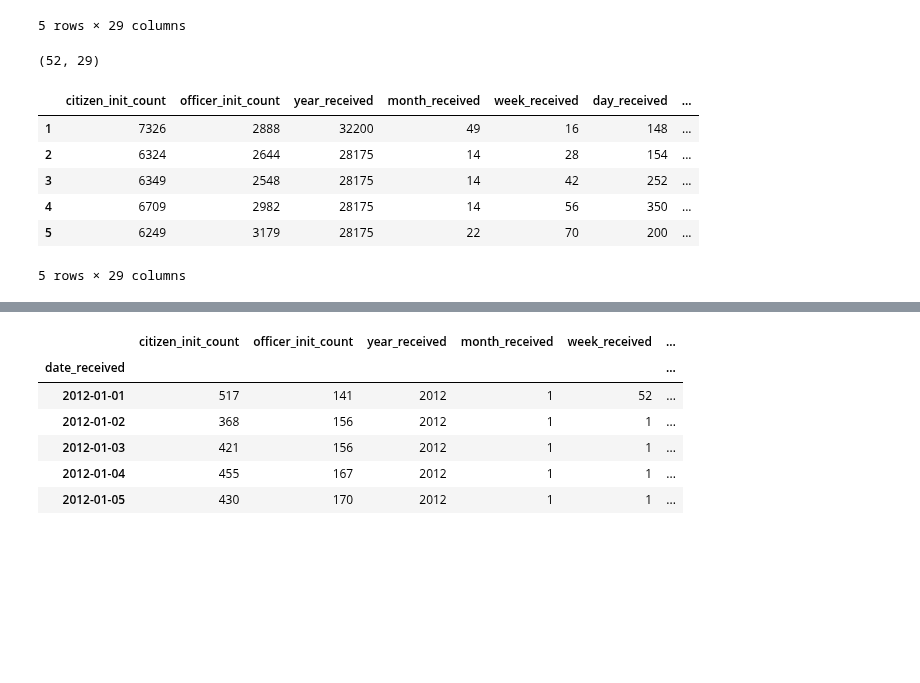
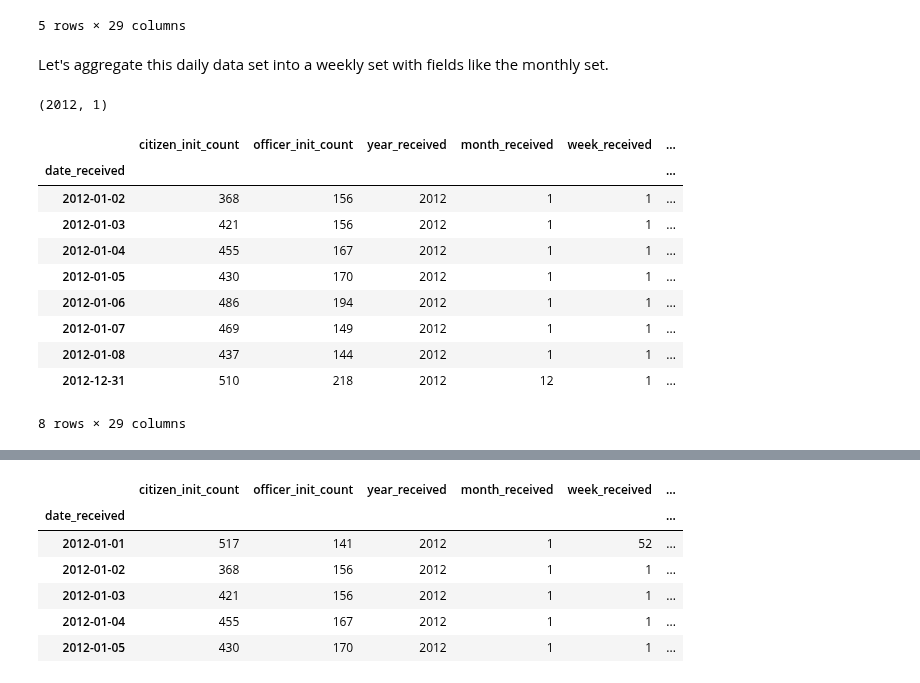
Before and after one commit to shihabhasan/call-for-service, a Jupyter notebook: working_files/notebooks/Time Series Analysis.ipynb, the cells around one changed output, grey strips where cells are left out. Saved outputs shown, nothing was run; the diff lists cells and outputs as text; code cells hidden in the pictures; blank space fills up the shorter version.

```diff
--- a/working_files/notebooks/Time Series Analysis.ipynb
+++ b/working_files/notebooks/Time Series Analysis.ipynb
@@ -347,16 +347,24 @@ df.head()
 | 2012-01-04 | 455 | 167 | 2012 | 1 | 1 | ... |
 | 2012-01-05 | 430 | 170 | 2012 | 1 | 1 | ... |
 5 rows × 29 columns
-# %%
-weekly_df = df.groupby(df.index.week).sum()
-print(weekly_df.shape)
-weekly_df.head()
-# %% [output]
-(52, 29)
-|  | citizen_init_count | officer_init_count | year_received | month_received | week_received | day_received | ... |
-| 1 | 7326 | 2888 | 32200 | 49 | 16 | 148 | ... |
-| 2 | 6324 | 2644 | 28175 | 14 | 28 | 154 | ... |
-| 3 | 6349 | 2548 | 28175 | 14 | 42 | 252 | ... |
-| 4 | 6709 | 2982 | 28175 | 14 | 56 | 350 | ... |
-| 5 | 6249 | 3179 | 28175 | 22 | 70 | 200 | ... |
-5 rows × 29 columns
+# %% [markdown]
+Let's aggregate this daily data set into a weekly set with fields like the monthly set.
+# %%
+weekly_group = df.groupby([df.index.year, df.index.week])
+for w, g in weekly_group:
+    print(w)
+    display(g)
+    break
+# %% [output]
+(2012, 1)
+|  | citizen_init_count | officer_init_count | year_received | month_received | week_received | ... |
+| date_received |  |  |  |  |  | ... |
+| 2012-01-02 | 368 | 156 | 2012 | 1 | 1 | ... |
+| 2012-01-03 | 421 | 156 | 2012 | 1 | 1 | ... |
+| 2012-01-04 | 455 | 167 | 2012 | 1 | 1 | ... |
+| 2012-01-05 | 430 | 170 | 2012 | 1 | 1 | ... |
+| 2012-01-06 | 486 | 194 | 2012 | 1 | 1 | ... |
+| 2012-01-07 | 469 | 149 | 2012 | 1 | 1 | ... |
+| 2012-01-08 | 437 | 144 | 2012 | 1 | 1 | ... |
+| 2012-12-31 | 510 | 218 | 2012 | 12 | 1 | ... |
+8 rows × 29 columns
```
Also changed, not shown: parts of 11 cells of this notebook, 1 other file.
